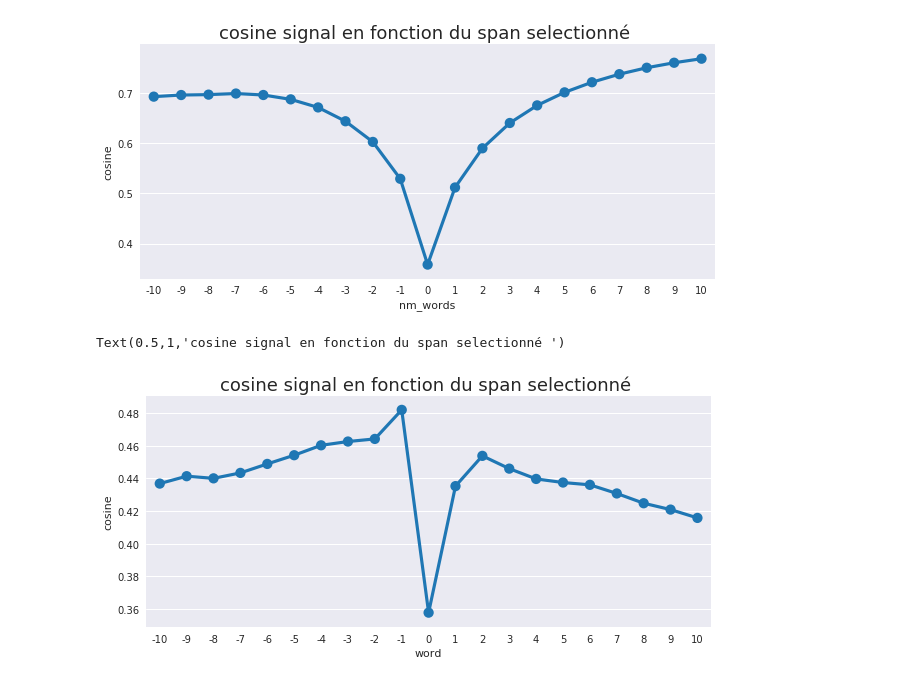
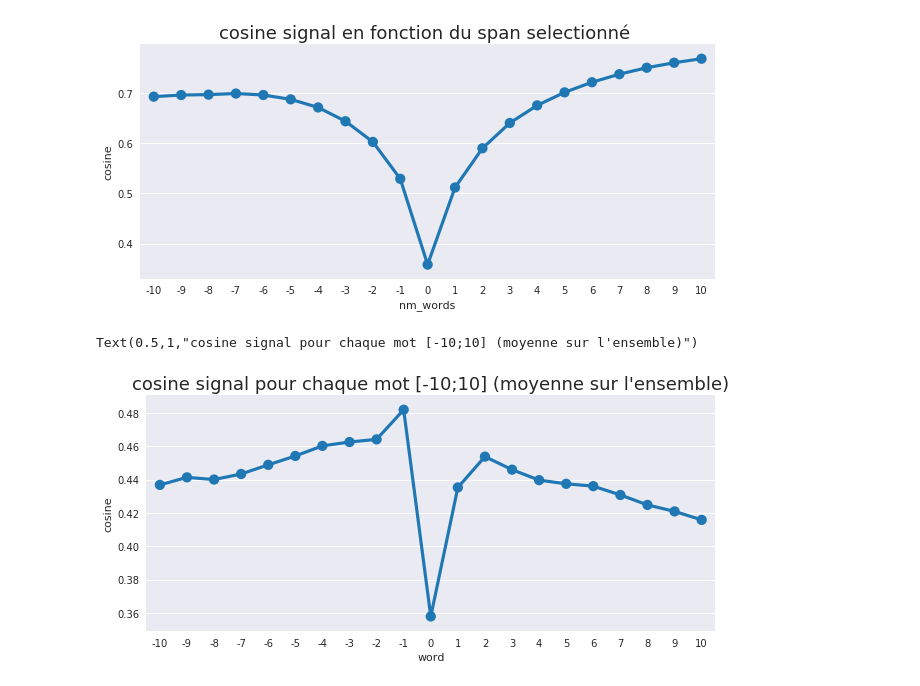
Before and after one commit to ilan006/Maitrise, a Jupyter notebook: etude_signal/graph.ipynb, the cells around one changed output. Saved outputs shown, nothing was run; the diff lists cells and outputs as text; code cells hidden in the pictures.

```diff
--- a/etude_signal/graph.ipynb
+++ b/etude_signal/graph.ipynb
@@ -26,10 +26,10 @@ Text(0.5,1,'cosine signal en fonction du span selectionné ')
 # %%
 csvfile = pd.read_csv('signal_un_mot.csv')
 csvfile.head()
 g = sns.factorplot(x='word', y='cosine',hue="class",legend=False,  data=csvfile, palette='tab20', kind='point', aspect = 2.2)
 # # g.set_ylabels(text="compte")
-plt.title("cosine signal en fonction du span selectionné " , size = 18)
+plt.title("cosine signal pour chaque mot [-10;10] (moyenne sur l'ensemble)" , size = 18)
 # g.set_xlabels(text="Position relative (en phrase)")
 # %% [output]
-Text(0.5,1,'cosine signal en fonction du span selectionné ')
+Text(0.5,1,"cosine signal pour chaque mot [-10;10] (moyenne sur l'ensemble)")
-[figure, old version]
+[figure, new version]
```
Also changed, not shown: parts of 1 cell of this notebook, 4 other files.
